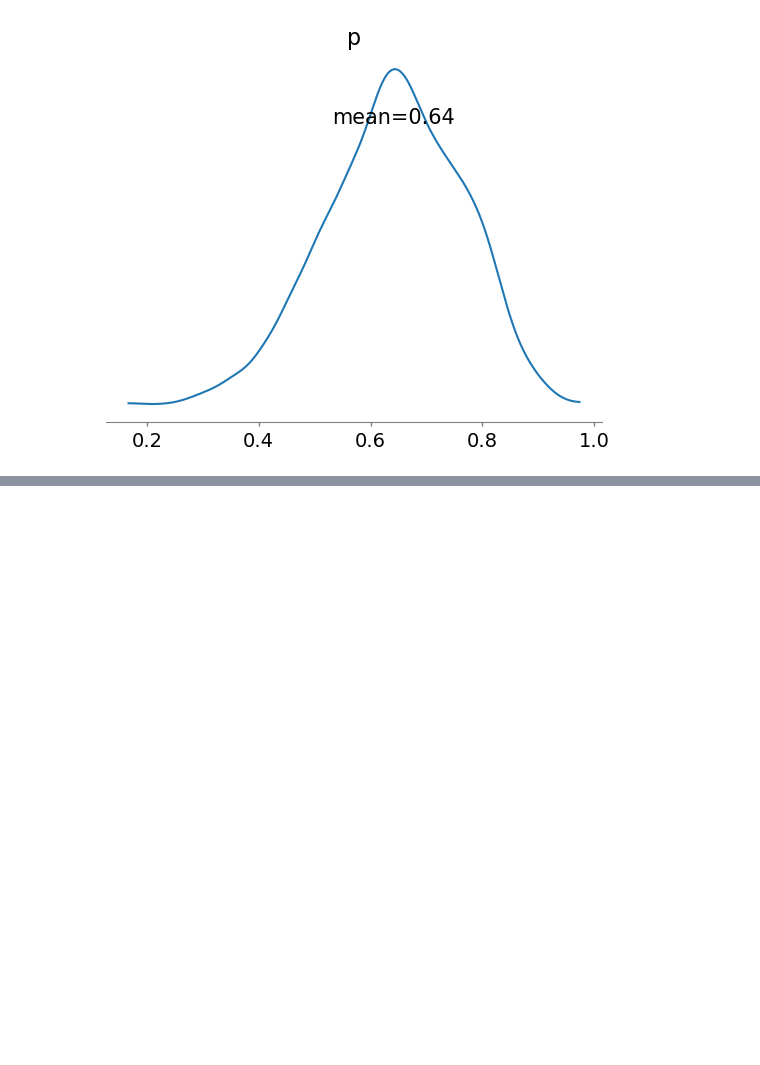
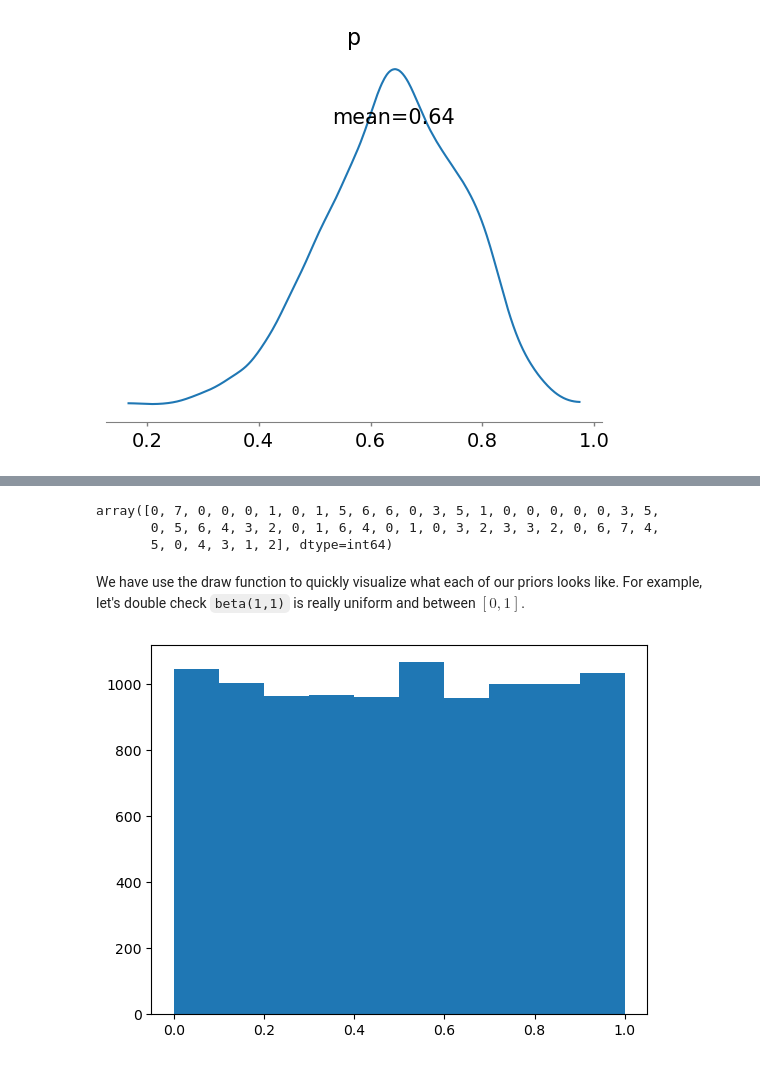
Before and after one commit to daniel-saunders-phil/cogs-303, a Jupyter notebook: lectures/Lecture 13 - The Monte Carlo Markov Chain.ipynb, the cells around one changed output, grey strips where cells are left out. Drawn from its saved outputs; the diff is of its cells as text; code cells hidden in the pictures; blank space fills up the shorter version.

```diff
--- a/lectures/Lecture 13 - The Monte Carlo Markov Chain.ipynb
+++ b/lectures/Lecture 13 - The Monte Carlo Markov Chain.ipynb
@@ -130,14 +131,15 @@ with pm.Model() as model_2:
 
     w = pm.Dirichlet('w',[1,1])
 
-    # mixture components
+    # mixture components priors
 
-    p0 = pm.Beta('p0',1,1) # independent component
-    p1 = pm.Beta('p1',1,1) # conformist component
+    p0 = pm.Beta('p0',alpha=1,beta=1) # independent component
+    p1 = pm.Beta('p1',alpha=1,beta=1) # conformist component
+
+    # specifying the mixture components
+
     components = [pm.Binomial.dist(n=12,p=p0),pm.Binomial.dist(n=12,p=p1)]
 
     # likelihood
 
     y = pm.Mixture('error',w=w,comp_dists=components,observed=mistakes_treatment)
-
-pm.draw(y)
@@ -166,0 +168,15 @@ plt.hist(draws)
+# %%
+pm.draw(y)
+# %% [output]
+array([0, 7, 0, 0, 0, 1, 0, 1, 5, 6, 6, 0, 3, 5, 1, 0, 0, 0, 0, 0, 3, 5,
+       0, 5, 6, 4, 3, 2, 0, 1, 6, 4, 0, 1, 0, 3, 2, 3, 3, 2, 0, 6, 7, 4,
+       5, 0, 4, 3, 1, 2], dtype=int64)
+# %% [markdown]
+We have use the draw function to quickly visualize what each of our priors looks like. For example, let's double check `beta(1,1)` is really uniform and between $[0, 1]$.
+# %%
+import matplotlib.pyplot as plt
+
+samples = pm.draw(p0,draws=10000)
+plt.hist(samples);
+# %% [output]
+[figure, added]
```
Also changed, not shown: parts of 69 cells of this notebook, 2 other files.
